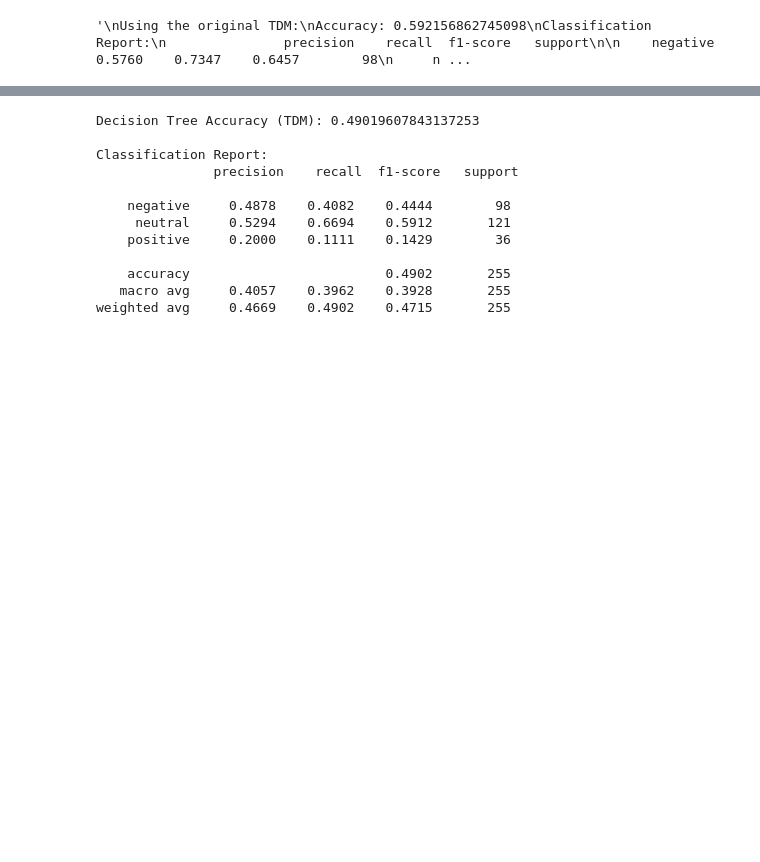
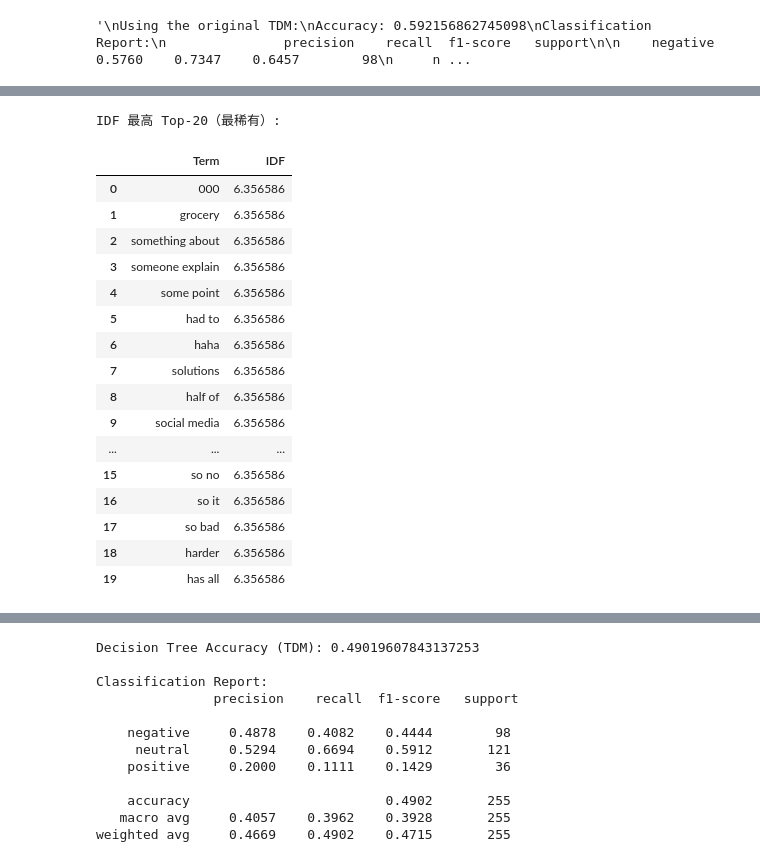
Before and after one commit to hsinyulin1323/DM2025-Lab1-Exercise, a Jupyter notebook: DM2025-Lab1-Homework.ipynb, the cells around one changed output, grey strips where cells are left out. Saved outputs shown, nothing was run; the diff lists cells and outputs as text; code cells hidden in the pictures; blank space fills up the shorter version.

```diff
--- a/DM2025-Lab1-Homework.ipynb
+++ b/DM2025-Lab1-Homework.ipynb
@@ -1885,0 +1955,31 @@ and the Naive Bayes model remains limited in this context.
+# %%
+# find the least frequent words (highest IDF)
+# high info (useful) but sparse -> may lead the model hard to 泛化
+idf = tfidf_vect.idf_       # 對應到 feat_names
+top_idf_idx = np.argsort(idf)[::-1][:20]   # IDF 高 → 罕見詞
+print("IDF 最高 Top-20（最稀有）:")
+top20_high = pd.DataFrame({
+    "Term": feat_names[top_idf_idx],
+    "IDF": idf[top_idf_idx]
+})#.sort_values(by="IDF", ascending=False)
+
+top20_high
+# %% [output]
+IDF 最高 Top-20（最稀有）:
+|  | Term | IDF |
+| 0 | 000 | 6.356586 |
+| 1 | grocery | 6.356586 |
+| 2 | something about | 6.356586 |
+| 3 | someone explain | 6.356586 |
+| 4 | some point | 6.356586 |
+| 5 | had to | 6.356586 |
+| 6 | haha | 6.356586 |
+| 7 | solutions | 6.356586 |
+| 8 | half of | 6.356586 |
+| 9 | social media | 6.356586 |
+| ... | ... | ... |
+| 15 | so no | 6.356586 |
+| 16 | so it | 6.356586 |
+| 17 | so bad | 6.356586 |
+| 18 | harder | 6.356586 |
+| 19 | has all | 6.356586 |
```
Also changed, not shown: parts of 16 cells of this notebook.
